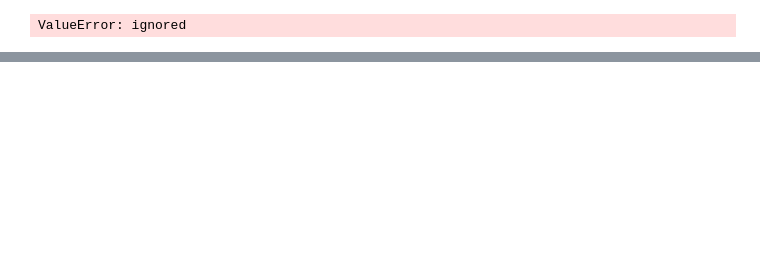
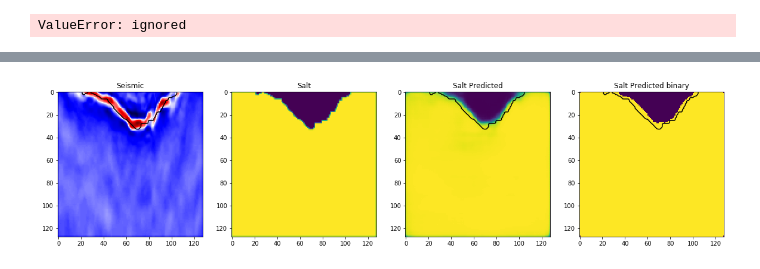
Before and after one commit to pwolscho/unet, a Jupyter notebook: u_net.ipynb, the cells around one changed output, grey strips where cells are left out. Saved outputs shown, nothing was run; the diff lists cells and outputs as text; code cells hidden in the pictures; blank space fills up the shorter version.

```diff
--- a/u_net.ipynb
+++ b/u_net.ipynb
@@ -558,0 +794,5 @@ ValueError: ignored
+# %%
+#Check if valid data looks all right
+plot_sample(X_valid, y_valid, preds_val, preds_val_t, ix=11)
+# %% [output]
+[figure, added]
```
Also changed, not shown: parts of 39 cells of this notebook.
